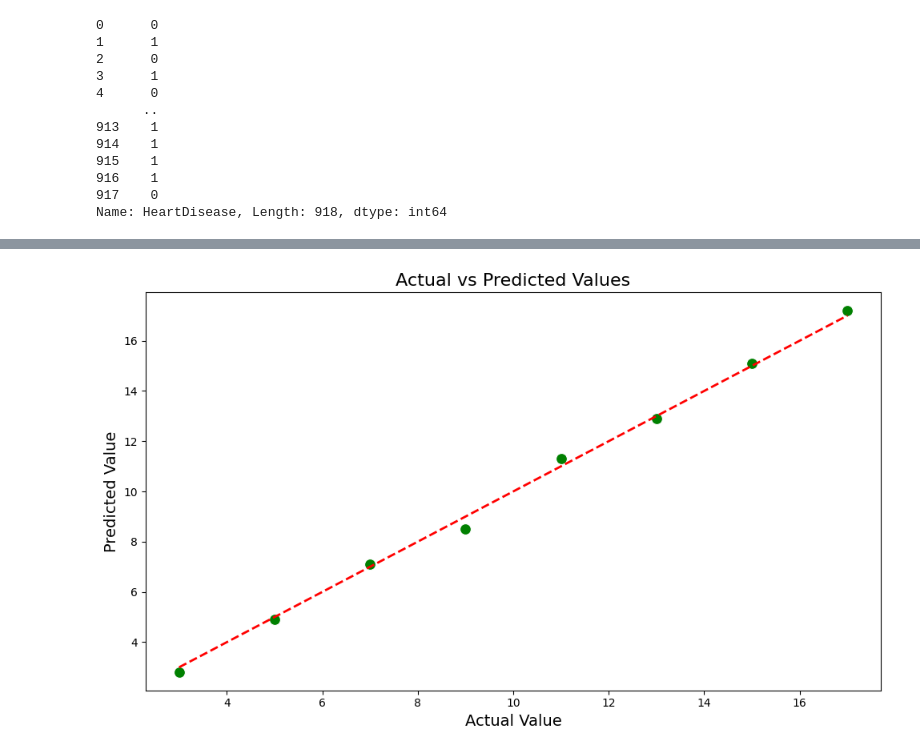
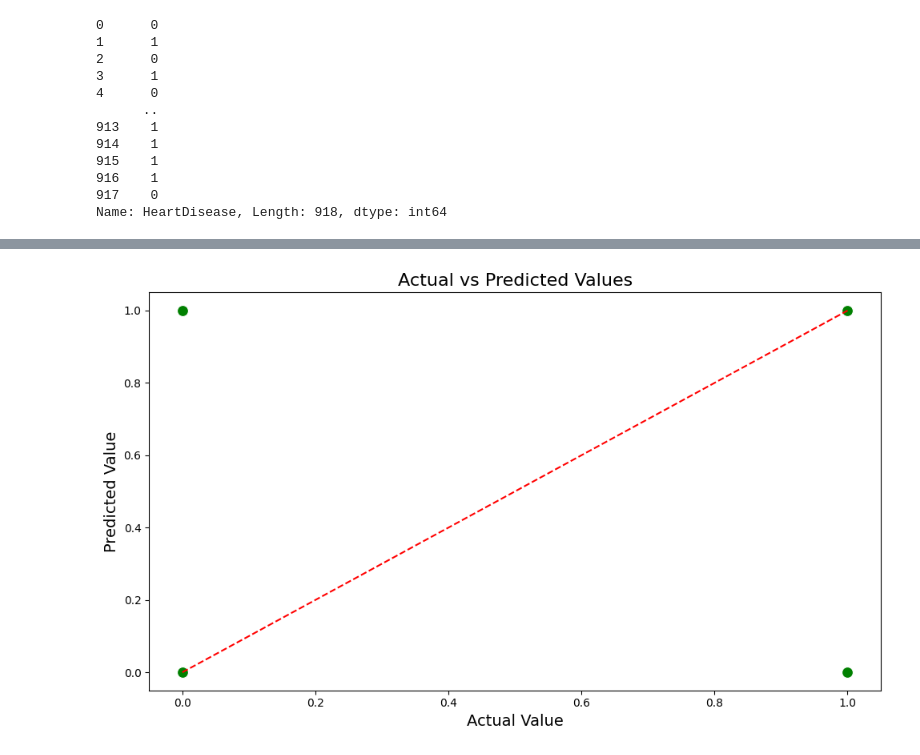
Before and after one commit to SURESHBEEKHANI/Heart-Attack-Prediction, a Jupyter notebook: notebook/MODEL TRAINING.ipynb, the cells around one changed output, grey strips where cells are left out. Saved outputs shown, nothing was run; the diff lists cells and outputs as text; code cells hidden in the pictures.

Commit message:
add new model "

```diff
--- a/notebook/MODEL TRAINING.ipynb
+++ b/notebook/MODEL TRAINING.ipynb
@@ -88,0 +196,7 @@ y = df['HeartDisease']
+# %%
+# Split data to be used in the models
+# Create matrix of features
+x = df.drop('HeartDisease', axis = 1) # grabs everything else but 'Survived'
+
+# Create target variable
+y = df['HeartDisease'] # y is the column we're trying to predict
@@ -146,6 +234,6 @@ array([[ 0.        ,  1.        ,  0.        , ..., -0.55134134,
 # %%
 # separate dataset into train and test
 from sklearn.model_selection import train_test_split # type: ignore
-X_train, X_test, y_train, y_test = train_test_split(X,y,test_size=0.2,random_state=42)
+X_train, X_test, y_train, y_test = train_test_split(x,y,test_size=0.2,random_state=42)
 X_train.shape, X_test.shape
 # %% [output]
@@ -295,0 +384,18 @@ pd.DataFrame(list(zip(model_list, accuracy_list)), columns=['Model Name', 'Accur
+# %%
+# Initialize the Random Forest Classifier
+# Note: The parameter 'fit_intercept' does not exist for RandomForestClassifier,
+# so it should be removed.
+lin_model = RandomForestClassifier()  # Create a RandomForestClassifier instance
+
+# Fit the model to the training data
+lin_model.fit(X_train, y_train)  # Train the model on the training set
+
+# Make predictions on the test set
+y_pred = lin_model.predict(X_test)  # Predict the labels for the test set
+
+# Calculate the precision score of the model
+# Precision is calculated as the ratio of correctly predicted positive observations
+precision = precision_score(y_test, y_pred) * 100  # Calculate precision and convert to percentage
+
+# Print the precision score
+print("Precision of the model is %.2f%%" % precision)  # Print precision as a percentage
@@ -313,33 +510,17 @@ pred_df
 # %%
-import matplotlib.pyplot as plt
-import seaborn as sns
-import numpy as np
-
-
-import matplotlib.pyplot as plt
-import seaborn as sns
-import numpy as np
-
-# Sample data (replace with your actual data)
-# y_test = [your actual values]
-# y_pred = [your predicted values]
-y_test = np.array([3, 5, 7, 9, 11, 13, 15, 17])
-y_pred = np.array([2.8, 4.9, 7.1, 8.5, 11.3, 12.9, 15.1, 17.2])
-
 # Create a figure with subplots
 plt.figure(figsize=(10, 6))
 
 # Scatter plot of actual vs predicted
 sns.scatterplot(x=y_test, y=y_pred, color='green', s=100)
-plt.plot([min(y_test), max(y_test)], [min(y_test), max(y_test)], color='red', lw=2, linestyle='--')
+plt.plot([min(y_test), max(y_test)], [min(y_test), max(y_test)], color='red', linestyle='--')
 
 # Set the title and labels
 plt.title('Actual vs Predicted Values', fontsize=16)
 plt.xlabel('Actual Value', fontsize=14)
 plt.ylabel('Predicted Value', fontsize=14)
-
 # Show the plot
 plt.tight_layout()
 plt.show()
 # %% [output]
-[figure, old version]
+[figure, new version]
```
Also changed, not shown: parts of 44 cells of this notebook, 17 other files.
